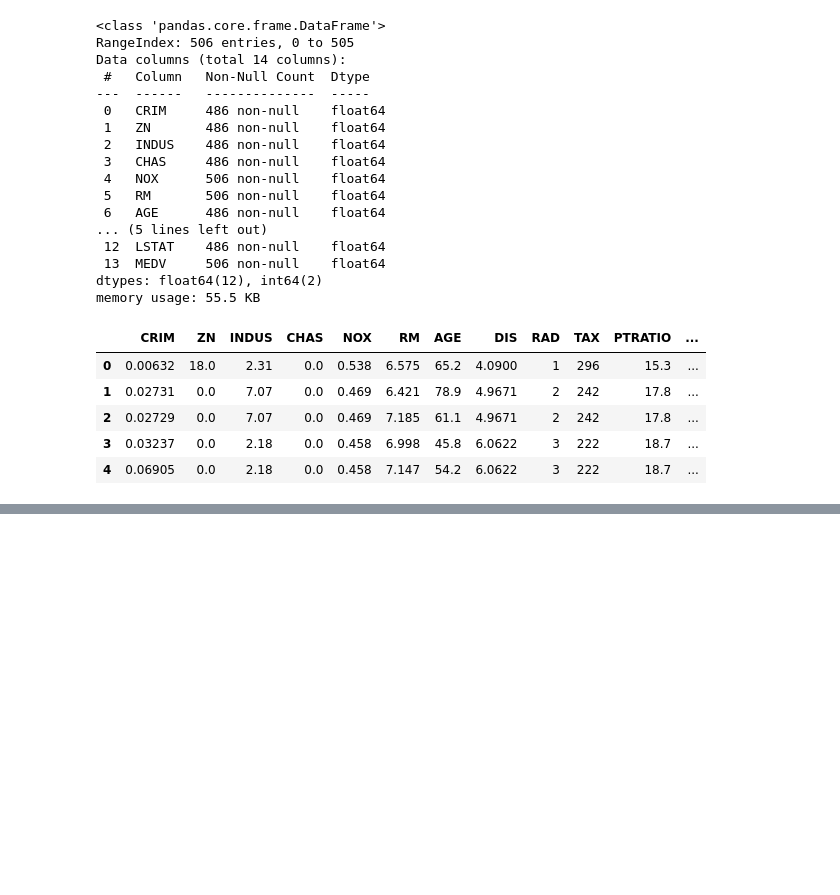
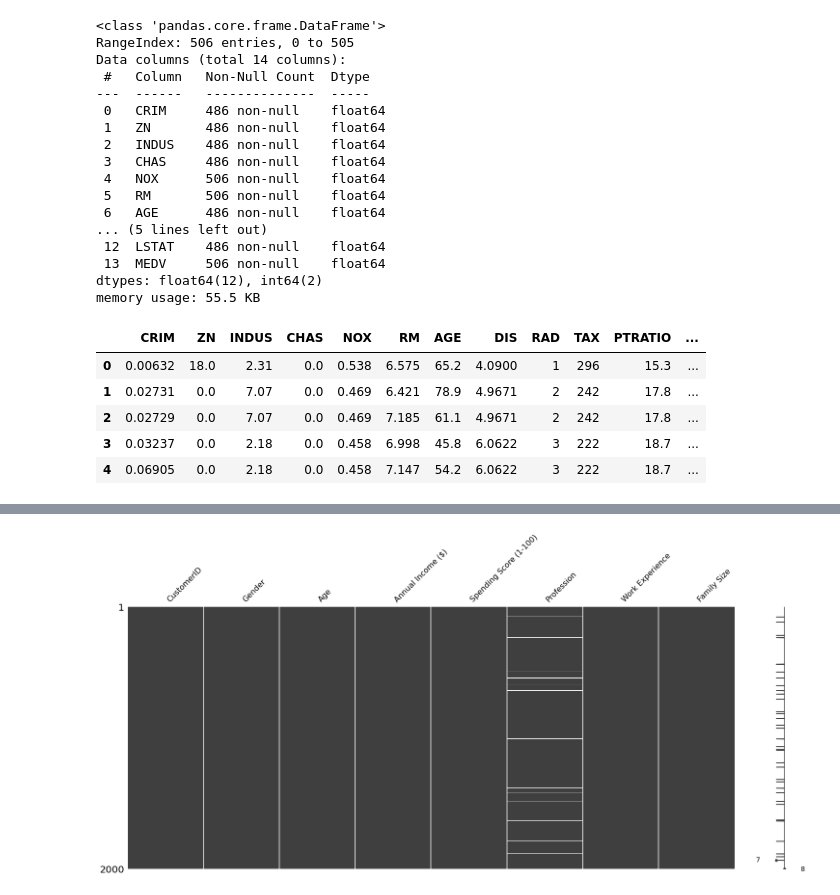
Before and after one commit to gundaminpde/2023-spring, a Jupyter notebook: 02_1_kNN.ipynb, the cells around one changed output, grey strips where cells are left out. Saved outputs shown, nothing was run; the diff lists cells and outputs as text; code cells hidden in the pictures; blank space fills up the shorter version.

```diff
--- a/02_1_kNN.ipynb
+++ b/02_1_kNN.ipynb
@@ -559,0 +600,6 @@ df_house.head()
+# %%
+Url_Customers="https://raw.githubusercontent.com/gundaminpde/2023-spring/main/Customers.csv"
+
+df_Customer = pd.read_csv(Url_Customers)
+
+df_Customer.info()
@@ -559,0 +622,10 @@ df_house.head()
+# %%
+## 결측치 시각화
+
+import missingno as msno
+import matplotlib.pyplot as plt
+
+msno.matrix(df_Customer)
+plt.show()
+# %% [output]
+[figure, added]
```
Also changed, not shown: parts of 16 cells of this notebook.
